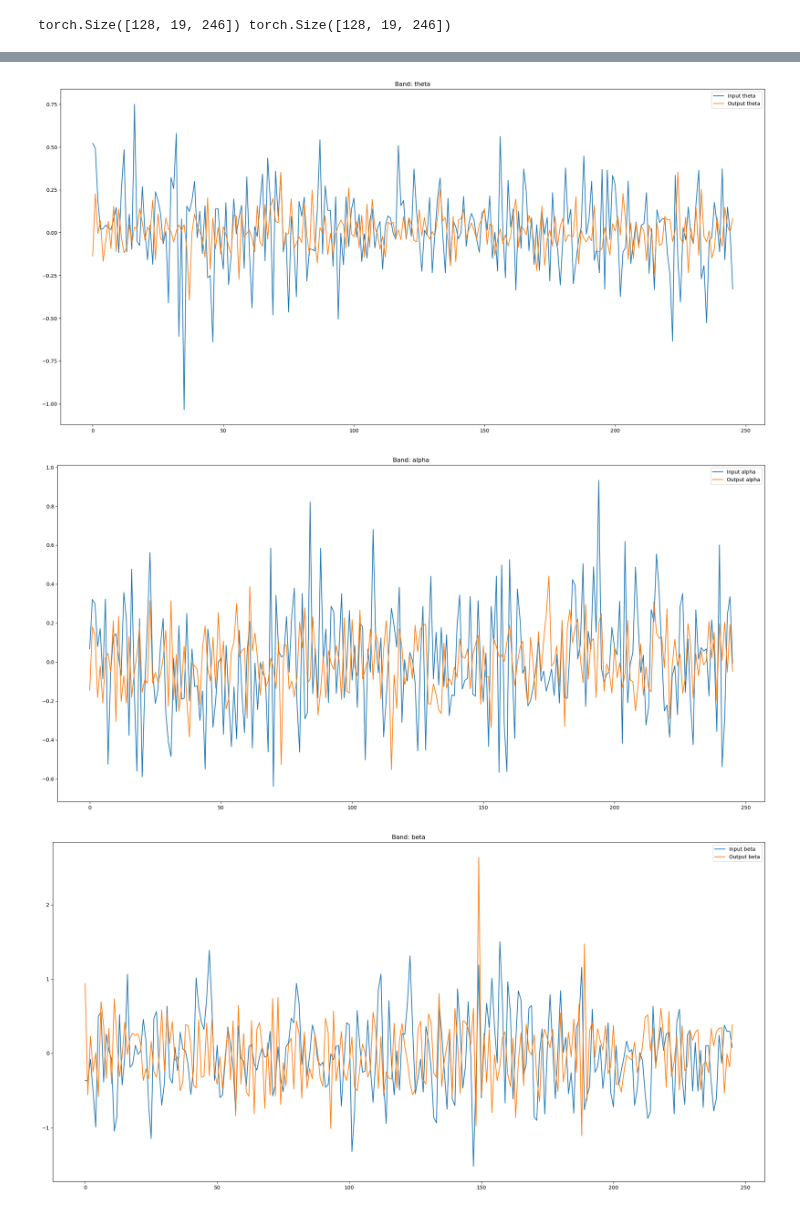
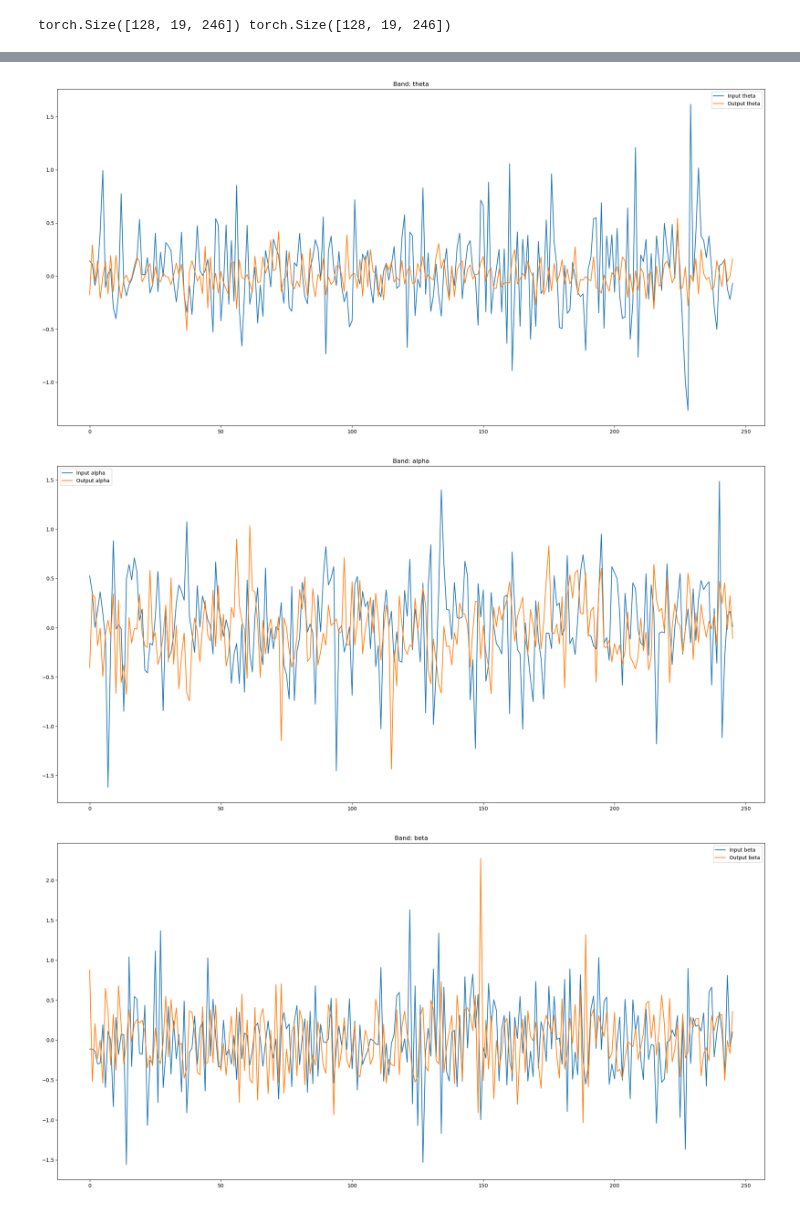
Before and after one commit to MatthewChen37/EEG-Foundation-Model, a Jupyter notebook: WaveletEncoder.ipynb, the cells around one changed output, grey strips where cells are left out. Drawn from its saved outputs; the diff is of its cells as text; code cells hidden in the pictures.

```diff
--- a/WaveletEncoder.ipynb
+++ b/WaveletEncoder.ipynb
@@ -380,8 +380,8 @@ torch.Size([128, 19, 246]) torch.Size([128, 19, 246])
 channel = 3
 for band in ['delta', 'theta', 'alpha', 'beta', 'gamma']:
     plt.figure(figsize=(25, 12))
-    plt.plot(inputs[band][3, channel, :246].cpu().detach().numpy(), label=f"Input {band}")
-    plt.plot(outputs[band][1][3, channel, :246].cpu().detach().numpy(), label=f"Output {band}")
+    plt.plot(inputs[band][9, channel, :246].cpu().detach().numpy(), label=f"Input {band}")
+    plt.plot(outputs[band][1][9, channel, :246].cpu().detach().numpy(), label=f"Output {band}")
     plt.title(f"Band: {band}")
     plt.legend()
     plt.show()
@@ -390,3 +390,3 @@ for band in ['delta', 'theta', 'alpha', 'beta', 'gamma']:
-[figure, old version]
+[figure, new version]
-[figure, old version]
+[figure, new version]
-[figure, old version]
+[figure, new version]
```
Also changed, not shown: parts of 1 cell of this notebook, 8 other files.
